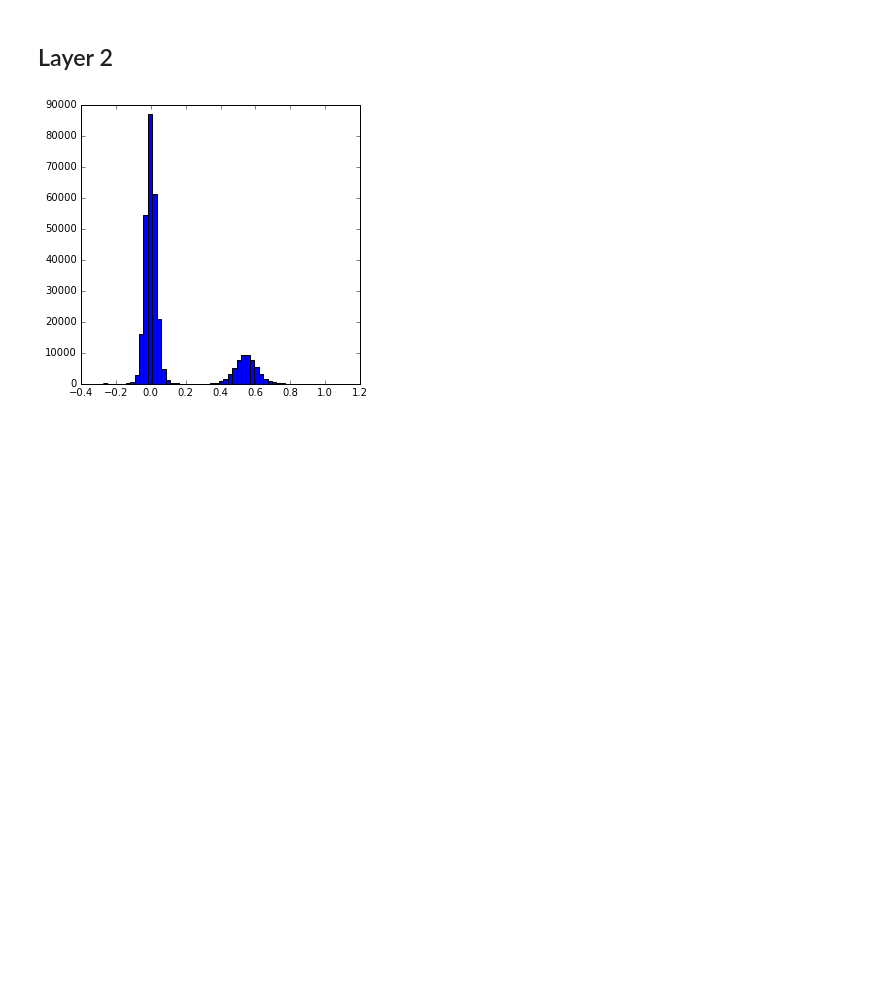
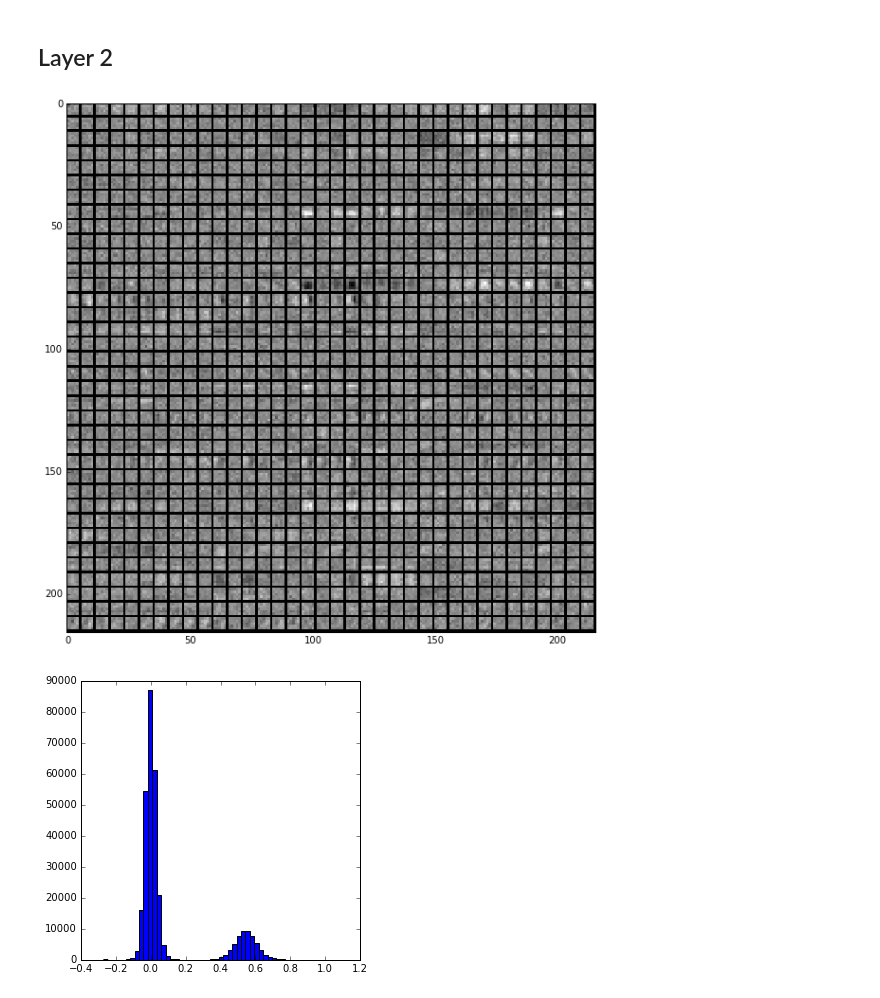
Before and after one commit to jhamrick/CS280MiniPlaces, a Jupyter notebook: Analysis.ipynb, the cells around one changed output. Saved outputs shown, nothing was run; the diff lists cells and outputs as text; code cells hidden in the pictures; blank space fills up the shorter version.

```diff
--- a/Analysis.ipynb
+++ b/Analysis.ipynb
@@ -126,8 +130,10 @@ utils.vis_square(feat, padval=1)
 ## Layer 2
 # %%
 filters = net.params['conv2'][0].data
-utils.vis_square(filters[:24, :24].reshape(24**2, 5, 5))
-plt.savefig("writeup/figures/conv2_filters.png")
+utils.vis_square(filters[:36, :36].reshape(36**2, 5, 5))
+plt.savefig("writeup/figures/conv2-filters.png")
+# %% [output]
+[figure, added]
 # %%
 fig, ax = plt.subplots()
 ax.hist(filters.ravel(), bins=50)
```
Also changed, not shown: parts of 4 cells of this notebook, 3 other files.
